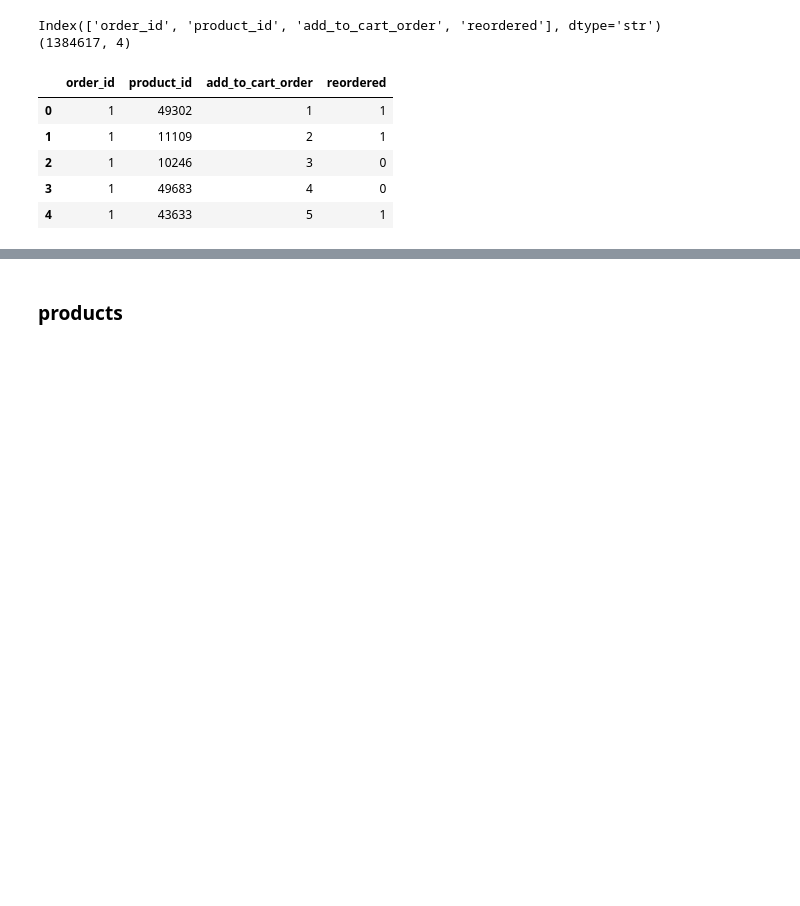
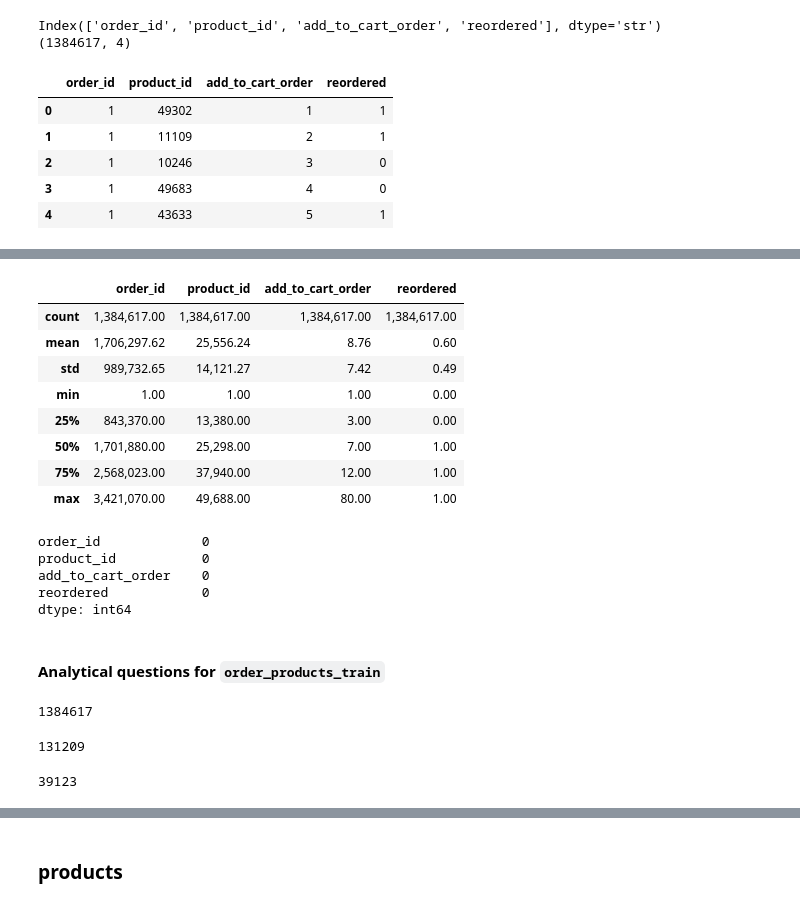
Before and after one commit to Hrz17PMardev/data_analytics_with_python, a Jupyter notebook: notebooks/06_prepared.ipynb, the cells around one changed output, grey strips where cells are left out. Drawn from its saved outputs; the diff is of its cells as text; code cells hidden in the pictures; blank space fills up the shorter version.

Commit message:
Explore and analyze 'order_products_train' table

```diff
--- a/notebooks/06_prepared.ipynb
+++ b/notebooks/06_prepared.ipynb
@@ -202,0 +217,37 @@ Index(['order_id', 'product_id', 'add_to_cart_order', 'reordered'], dtype='str')
+# %%
+df_orders_products_train.describe()
+# %% [output]
+|  | order_id | product_id | add_to_cart_order | reordered |
+| count | 1,384,617.00 | 1,384,617.00 | 1,384,617.00 | 1,384,617.00 |
+| mean | 1,706,297.62 | 25,556.24 | 8.76 | 0.60 |
+| std | 989,732.65 | 14,121.27 | 7.42 | 0.49 |
+| min | 1.00 | 1.00 | 1.00 | 0.00 |
+| 25% | 843,370.00 | 13,380.00 | 3.00 | 0.00 |
+| 50% | 1,701,880.00 | 25,298.00 | 7.00 | 1.00 |
+| 75% | 2,568,023.00 | 37,940.00 | 12.00 | 1.00 |
+| max | 3,421,070.00 | 49,688.00 | 80.00 | 1.00 |
+# %%
+df_orders_products_train.isna().sum()
+# %% [output]
+order_id             0
+product_id           0
+add_to_cart_order    0
+reordered            0
+dtype: int64
+# %% [markdown]
+#### Analytical questions for `order_products_train`
+# %%
+# How many line items exist?
+len(df_orders_products_train)
+# %% [output]
+1384617
+# %%
+# How many unique orders are represented in this table?
+df_orders_products_train["order_id"].nunique()
+# %% [output]
+131209
+# %%
+# How many unique products are represented in this table?
+df_orders_products_train["product_id"].nunique()
+# %% [output]
+39123
```
Also changed, not shown: parts of 11 cells of this notebook.
